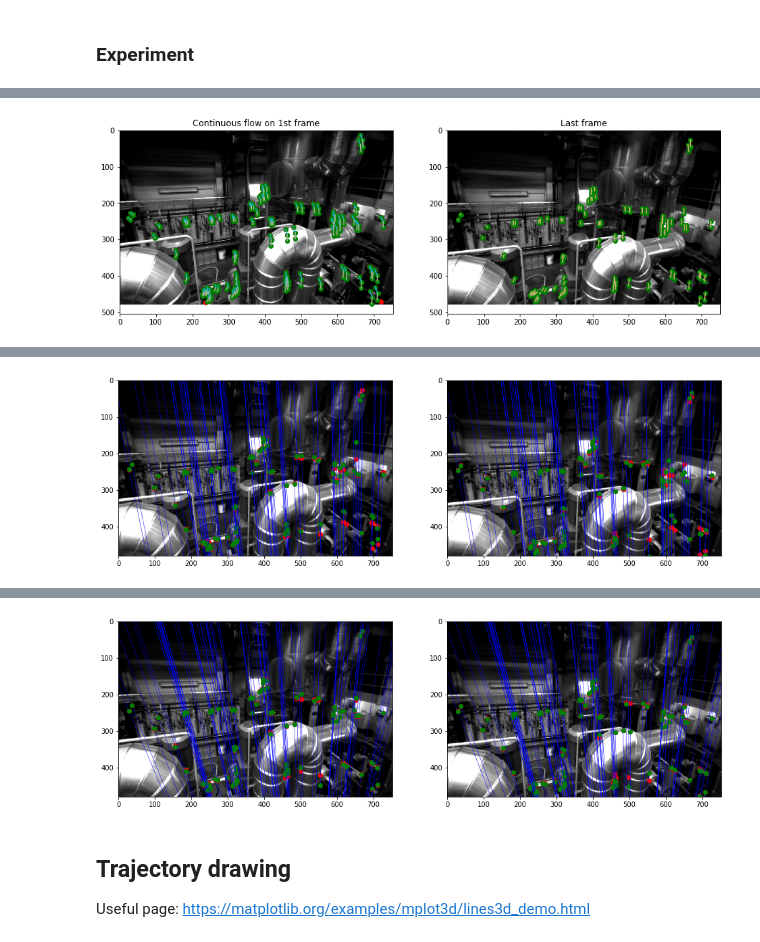
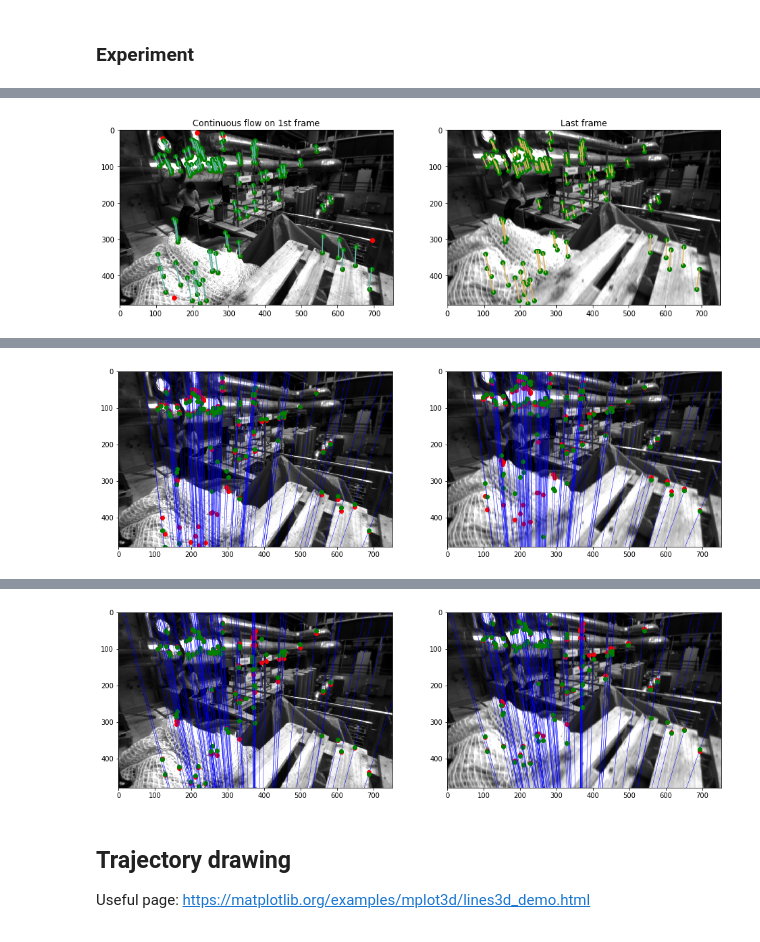
Before and after one commit to jinchenglee/EuRoC_MAV_dataset_tools, a Jupyter notebook: KLT_on_EuRoc_MAV_dataset.ipynb, the cells around one changed output, grey strips where cells are left out. Cells and saved outputs as stored; diff of their text form; code cells hidden in the pictures.

```diff
--- a/KLT_on_EuRoc_MAV_dataset.ipynb
+++ b/KLT_on_EuRoc_MAV_dataset.ipynb
@@ -30,8 +30,8 @@ from mpl_toolkits.mplot3d import Axes3D
 # Dataset location
 #-------------
 # Change this to the directory where you store EuRoC MAV data
-basedir = '/work/asl_dataset/ijrr_euroc_mav_dataset/machine_hall/MH_01_easy/'
-#basedir = '/Users/jinchengli/study/asl_dataset/ijrr_euroc_mav_dataset/machine_hall/MH_01_easy/'
+#basedir = '/work/asl_dataset/ijrr_euroc_mav_dataset/machine_hall/MH_01_easy/'
+basedir = '/Users/jcli/study/asl_dataset/ijrr_euroc_mav_dataset/machine_hall/MH_01_easy/'
 # %% [markdown]
 ## Tile-based KLT tracker
 # %%
@@ -752,7 +732,7 @@ def linear_estimate_3d_point(image_points, camera_matrices):
 REPROJECTION_ERROR given a 3D point and its corresponding points in the image
 planes, compute the reprojection error vector and associated Jacobian
 Arguments:
-    point_3d - the 3D point corresponding to points in the image
+    point_3d - the 3D point corresponding to points in the image (NxMx3?)
     image_points - the measured points in each of the M images (Mx2 matrix)
     camera_matrices - the camera projective matrices (Mx3x4 tensor)
 Returns:
@@ -934,8 +914,8 @@ def eval_RT_thresh(RT, img_pts, K):
     M = np.array((M1,M2))
 
     error = 0.
-    cnt = 0
-    SKIP_THRESH = 100
+    inliers_cnt = 0
+    SKIP_THRESH = 3 # distance of pixels threshold
 
     for i in range(img_pts.shape[0]):
         # Calculate the 3D point i
@@ -947,14 +927,14 @@ def eval_RT_thresh(RT, img_pts, K):
 
         if err<SKIP_THRESH:
             error += err
-            cnt += 1
+            inliers_cnt += 1
 
-    if cnt>0:
-        error /= cnt
+    if inliers_cnt>0:
+        error /= inliers_cnt
     else:
         error = 1e+10
 
-    return error
+    return error, inliers_cnt
 # %% [markdown]
 ### Experiment
 # %%
@@ -975,8 +955,10 @@ lk_params = dict( winSize  = (15,15),
 # List of camera data
 cam0_img_list = np.sort(glob.glob(basedir+'mav0/cam0/data/*.png'))
 
+STEP = 4
+
 # No of frames to process - !!!process only two frames!!!, last digit is the gap
-frame_range = range(2000, 2005, 2)
+frame_range = range(0, 5, STEP)
 
 #-------------
 # Processing cam
@@ -1033,7 +1015,6 @@ for fr in frame_range:
                             [good_old[idx,1], good_new[idx,1]],
                             linestyle='-', color=cur_rand_color)
 
-        #<<hack>> p0 = good_new.reshape(-1,1,2)
         p0 = p1.reshape(-1,1,2)
         print("num of total feature points:", p0.shape[0])
         print("num of active feature points:", good_new.shape[0])
@@ -1043,14 +1024,10 @@ for fr in frame_range:
     # Save pyplot image
     #plt.savefig(str(fr).zfill(3)+'.png')
 
-# Show the image with continuous flow
-#plt.show()
-
 # Draw last frame
 plt.subplot(122)
 plt.imshow(cam0, cmap='gray', extent=[0,width,height,0])
 plt.title("Last frame")
-
 plt.scatter(good_old[:,0], good_old[:,1], linestyle='-', c='g')
 plt.scatter(good_new[:,0], good_new[:,1], linestyle='-', c='g')
 cur_rand_color = (np.random.rand(),0.7, np.random.rand(),1.0)
@@ -1074,14 +1051,8 @@ plt.show()
 # Read in current and previous frames
 tmp_c = imread(cam0_img_list[fr])
 frame_c = cv2.remap(tmp_c, mapx, mapy, cv2.INTER_LINEAR, cv2.BORDER_TRANSPARENT, 0)
-#plt.imshow(frame_c, cmap='gray')
-#plt.title("Currnt Frame")
-#plt.show()
-tmp_p = imread(cam0_img_list[fr-2])
+tmp_p = imread(cam0_img_list[fr-STEP])
 frame_p = cv2.remap(tmp_p, mapx, mapy, cv2.INTER_LINEAR, cv2.BORDER_TRANSPARENT, 0)
-#plt.imshow(frame_p, cmap='gray')
-#plt.title("Prev Frame")
-#plt.show()
 
 #-------------------
 # Use all points
@@ -1108,15 +1079,14 @@ img_pts_all = img_pts_all.reshape(-1,2,2)
 RT = estimate_RT_from_E(E, img_pts_all, K)
 
 # Reproj erorr
-init_err = eval_RT_thresh(RT, img_pts_all, K)
-print("Mean reproj error: ", init_err, "\n")
+init_err, inliers_cnt = eval_RT_thresh(RT, img_pts_all, K)
+print("Mean reproj error: ", init_err, "inliers/total:", inliers_cnt, "/", img_pts_all.shape[0], "\n")
 
 pFp = [pts_p[i].dot(F.dot(pts_c[i]))
     for i in range(pts_c.shape[0])]
 print("p'^T F p =", np.abs(pFp).max())
-print("Fundamental Matrix from normalized 8-point algorithm:\n", F)
-print("Distance to lines in image 1 for normalized:", compute_distance_to_epipolar_lines(pts_c, pts_p, F))
-print("Distance to lines in image 2 for normalized:", compute_distance_to_epipolar_lines(pts_p, pts_c, F.T))
+#print("Fundamental Matrix from normalized 8-point algorithm:\n", F)
+print("Estimated pose RT:\n", RT)
 
 # Plotting the epipolar lines
 plot_epipolar_lines_on_images(pts_c, pts_p, frame_c, frame_p, F)
@@ -1130,12 +1100,12 @@ one_col = np.ones_like(good_new[:,0]).reshape(-1,1)
 pts_c = np.hstack((good_new[:,:2], one_col))
 pts_p = np.hstack((good_old[:,:2], one_col))
 
-RANSAC_TIMES = 1000
+RANSAC_TIMES = 300
 
 min_err = init_err.copy()
+min_RT = np.empty((3,4))
 
-
-for i in range(500):
+for i in range(RANSAC_TIMES):
     ransac_8 = np.random.randint(0, pts_c.shape[0], size=8)
     rand_pts_c = pts_c[ransac_8]
     rand_pts_p = pts_p[ransac_8]
@@ -1156,14 +1126,15 @@ for i in range(500):
     RT = estimate_RT_from_E(E, img_pts, K)
 
     # Reproj erorr
-    err = eval_RT_thresh(RT, img_pts_all, K)
+    err, inliers_cnt = eval_RT_thresh(RT, img_pts_all, K)
 
-
-    if err < min_err:
-        print("Mean reproj error: ", err)
+    #print("Mean reproj error: ", err, "Inlier=", inliers_cnt)
+    if err < min_err and (inliers_cnt/img_pts_all.shape[0])>0.6:
+        print("Mean reproj error: ", err, "Inlier/total=", inliers_cnt, "/", img_pts_all.shape[0])
 
         min_err = err.copy()
         min_F = F
+        min_RT = RT
 
 
 print("\nAfter 8pt algorithm RANSAC pose estimation:")
@@ -1171,11 +1142,12 @@ print("\nAfter 8pt algorithm RANSAC pose estimation:")
 pFp = [pts_p[i].dot(min_F.dot(pts_c[i]))
             for i in range(pts_c.shape[0])]
 print("p'^T F p =", np.abs(pFp).max())
-print("Fundamental Matrix from normalized 8-point algorithm:\n", F)
-dist1 = compute_distance_to_epipolar_lines(pts_c, pts_p, min_F)
-dist2 = compute_distance_to_epipolar_lines(pts_p, pts_c, min_F.T)
-print("Distance to lines in image 1 for normalized:", dist1)
-print("Distance to lines in image 2 for normalized:", dist2)
+print("Fundamental Matrix from normalized 8-point algorithm:\n", min_F)
+print("Estimated pose RT:\n", min_RT)
+#dist1 = compute_distance_to_epipolar_lines(pts_c, pts_p, min_F)
+#dist2 = compute_distance_to_epipolar_lines(pts_p, pts_c, min_F.T)
+#print("Distance to lines in image 1 for normalized:", dist1)
+#print("Distance to lines in image 2 for normalized:", dist2)
 # Plotting the epipolar lines
 plot_epipolar_lines_on_images(pts_c, pts_p, frame_c, frame_p, min_F)
 # %% [output]
@@ -1189,2 +1158,2 @@ num of active feature points: 97
-[figure, old version]
+[figure, new version]
 Initial pose estimation using all points:
@@ -1200 +1167 @@ Distance to lines in image 2 for normalized: 0.18077511917
-[figure, old version]
+[figure, new version]
@@ -1211,4 +1183,4 @@ Distance to lines in image 2 for normalized: 0.208217339427
-[figure, old version]
+[figure, new version]
 # %% [markdown]
 ## Trajectory drawing
 
```
Also changed, not shown: parts of 4 cells of this notebook.
